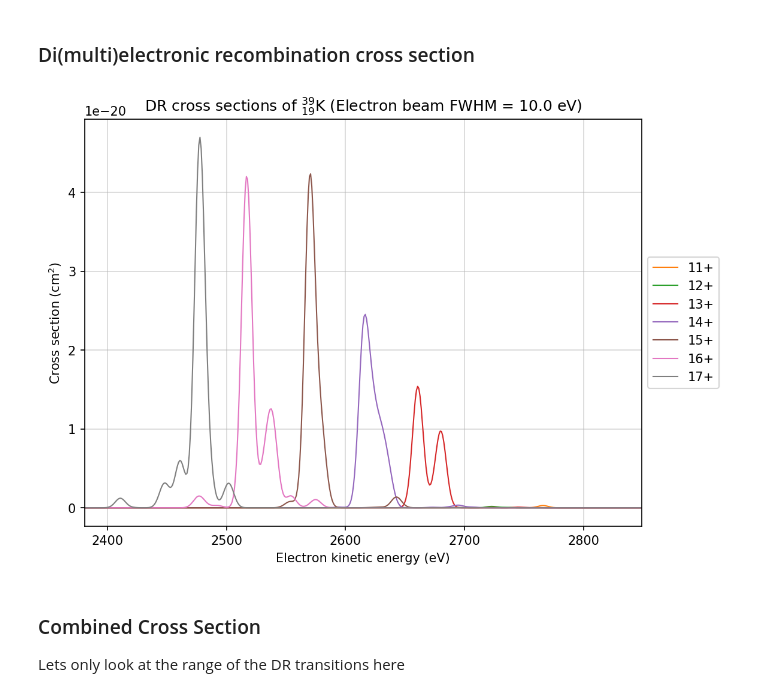
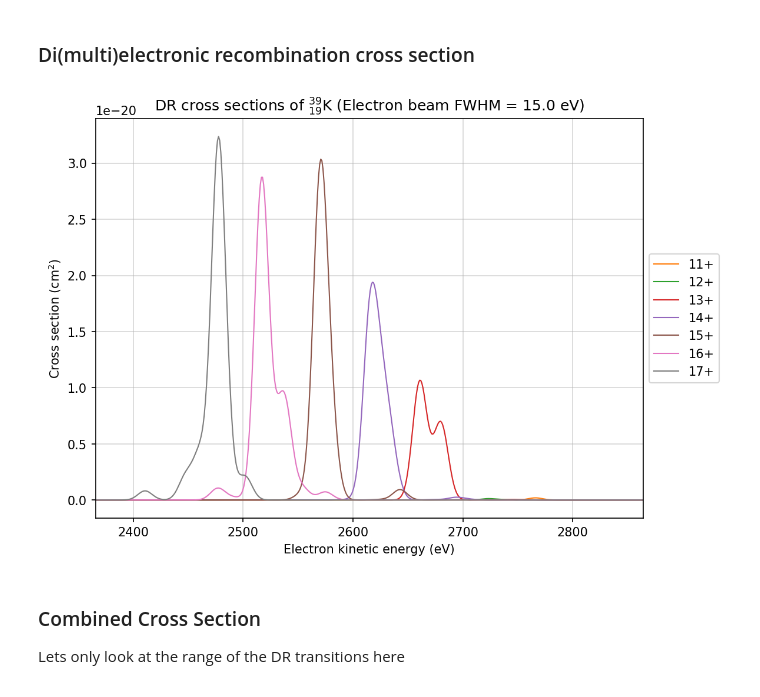
Before and after one commit to ebisim/ebisim, a Jupyter notebook: demo.ipynb, the cells around one changed output. Drawn from its saved outputs; the diff is of its cells as text; code cells hidden in the pictures.

```diff
--- a/demo.ipynb
+++ b/demo.ipynb
@@ -49,9 +49,9 @@ species.rrxs.plot()
 # %% [markdown]
 ### Di(multi)electronic recombination cross section
-# %%
-species.drxs.plot()
-# %% [output]
-[figure, removed]
+# %%
+ebisim.plot_dr_xs("K", 15)
+# %% [output]
+[figure, added]
 # %% [markdown]
 ### Combined Cross Section
 
```
Also changed, not shown: parts of 5 cells of this notebook, 3 other files.
